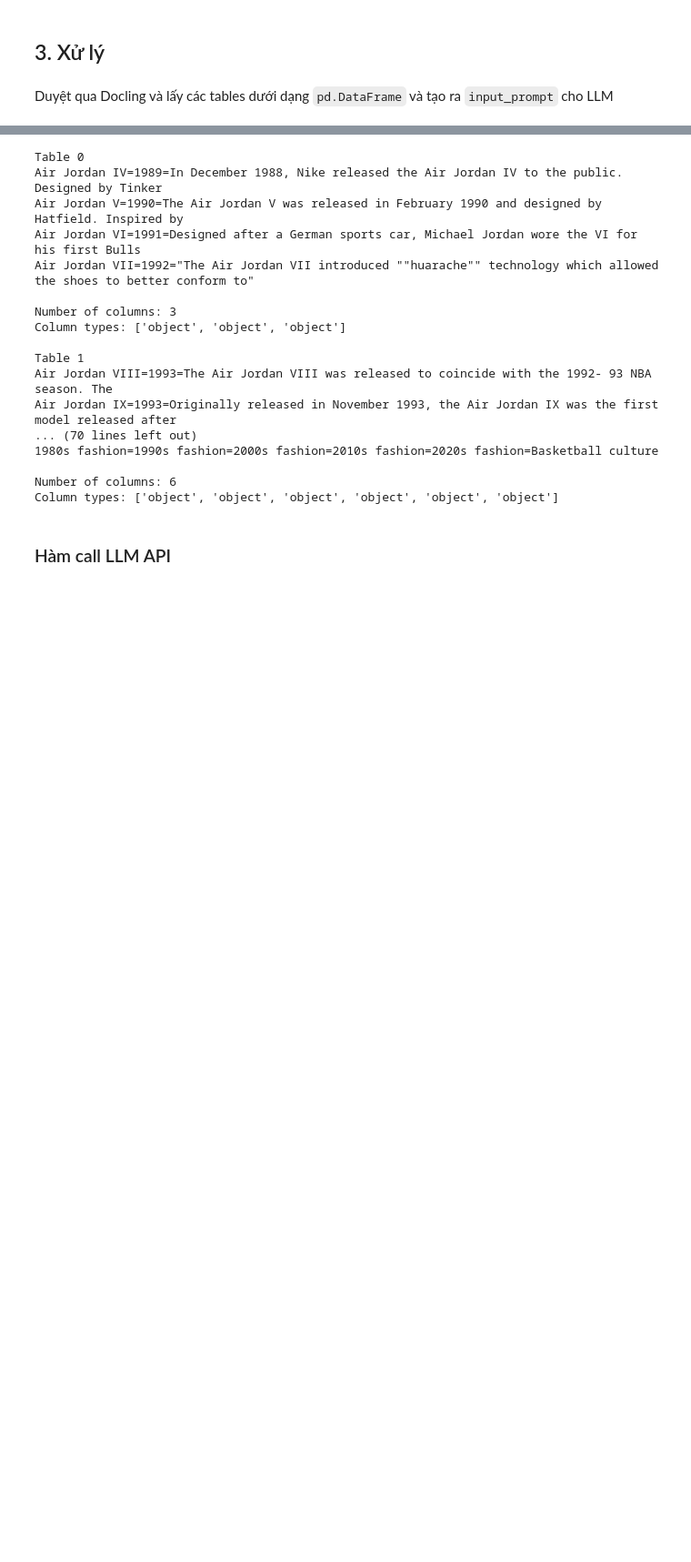
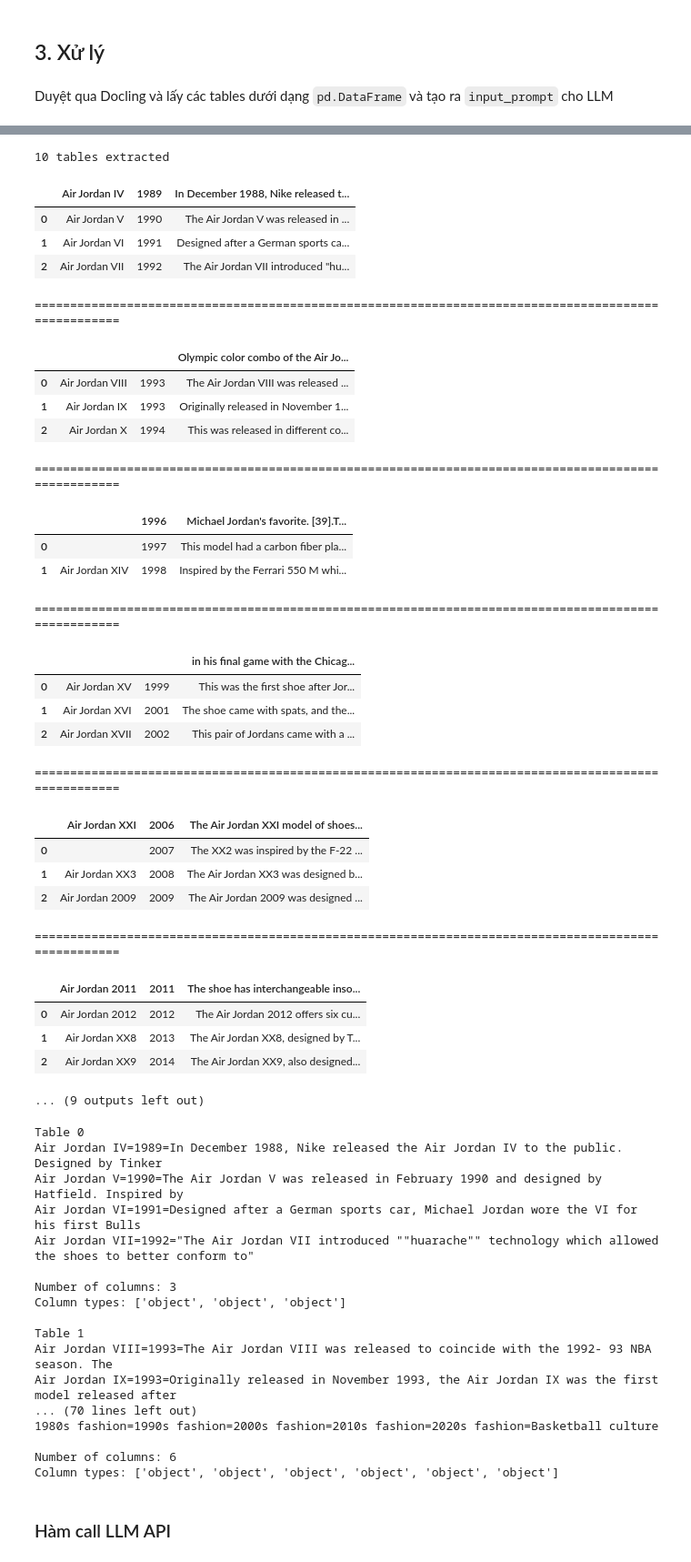
Before and after one commit to trlhvinh04/multimodal-rag-baseline, a Jupyter notebook: notebooks/CrossPageTablePyMuPDF/results_2.ipynb, the cells around one changed output, grey strips where cells are left out. Shown at 91% size. Saved outputs shown, nothing was run; the diff lists cells and outputs as text; code cells hidden in the pictures; blank space fills up the shorter version.

```diff
--- a/notebooks/CrossPageTablePyMuPDF/results_2.ipynb
+++ b/notebooks/CrossPageTablePyMuPDF/results_2.ipynb
@@ -354,3 +497,41 @@ tables, full_prompt = get_tables_from_docling(conversions[sources[2]])
+# %%
+tables, full_prompt = get_tables_from_docling(conversions[sources[2]])
+from IPython.display import display
+
+for table in tables:
+    display(table.head(3))
+    print("=" * 100)
+# %% [output]
+10 tables extracted
+|  | Air Jordan IV | 1989 | In December 1988, Nike released t... |
+| 0 | Air Jordan V | 1990 | The Air Jordan V was released in ... |
+| 1 | Air Jordan VI | 1991 | Designed after a German sports ca... |
+| 2 | Air Jordan VII | 1992 | The Air Jordan VII introduced "hu... |
+====================================================================================================
+|  |  |  | Olympic color combo of the Air Jo... |
+| 0 | Air Jordan VIII | 1993 | The Air Jordan VIII was released ... |
+| 1 | Air Jordan IX | 1993 | Originally released in November 1... |
+| 2 | Air Jordan X | 1994 | This was released in different co... |
+====================================================================================================
+|  |  | 1996 | Michael Jordan's favorite. [39].T... |
+| 0 |  | 1997 | This model had a carbon fiber pla... |
+| 1 | Air Jordan XIV | 1998 | Inspired by the Ferrari 550 M whi... |
+====================================================================================================
+|  |  |  | in his final game with the Chicag... |
+| 0 | Air Jordan XV | 1999 | This was the first shoe after Jor... |
+| 1 | Air Jordan XVI | 2001 | The shoe came with spats, and the... |
+| 2 | Air Jordan XVII | 2002 | This pair of Jordans came with a ... |
+====================================================================================================
+|  | Air Jordan XXI | 2006 | The Air Jordan XXI model of shoes... |
+| 0 |  | 2007 | The XX2 was inspired by the F-22 ... |
+| 1 | Air Jordan XX3 | 2008 | The Air Jordan XX3 was designed b... |
+| 2 | Air Jordan 2009 | 2009 | The Air Jordan 2009 was designed ... |
+====================================================================================================
+|  | Air Jordan 2011 | 2011 | The shoe has interchangeable inso... |
+| 0 | Air Jordan 2012 | 2012 | The Air Jordan 2012 offers six cu... |
+| 1 | Air Jordan XX8 | 2013 | The Air Jordan XX8, designed by T... |
+| 2 | Air Jordan XX9 | 2014 | The Air Jordan XX9, also designed... |
+... (9 outputs left out)
 # %%
 print(full_prompt)
 # %% [output]
```
Also changed, not shown: parts of 17 cells of this notebook.
